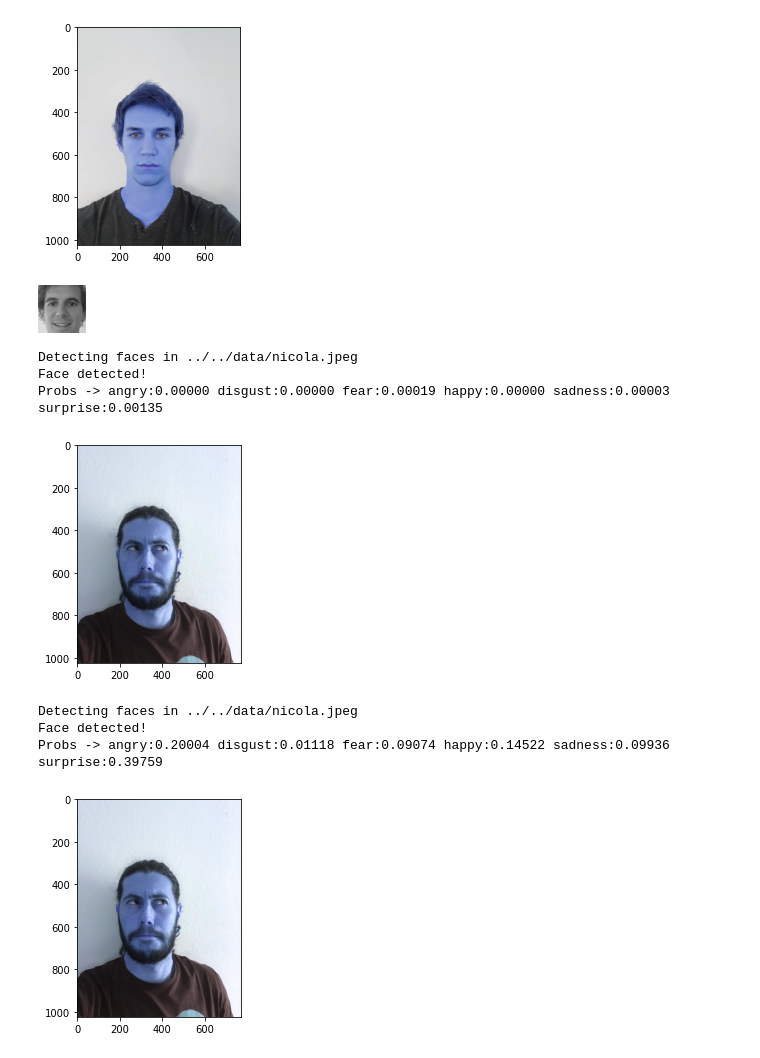
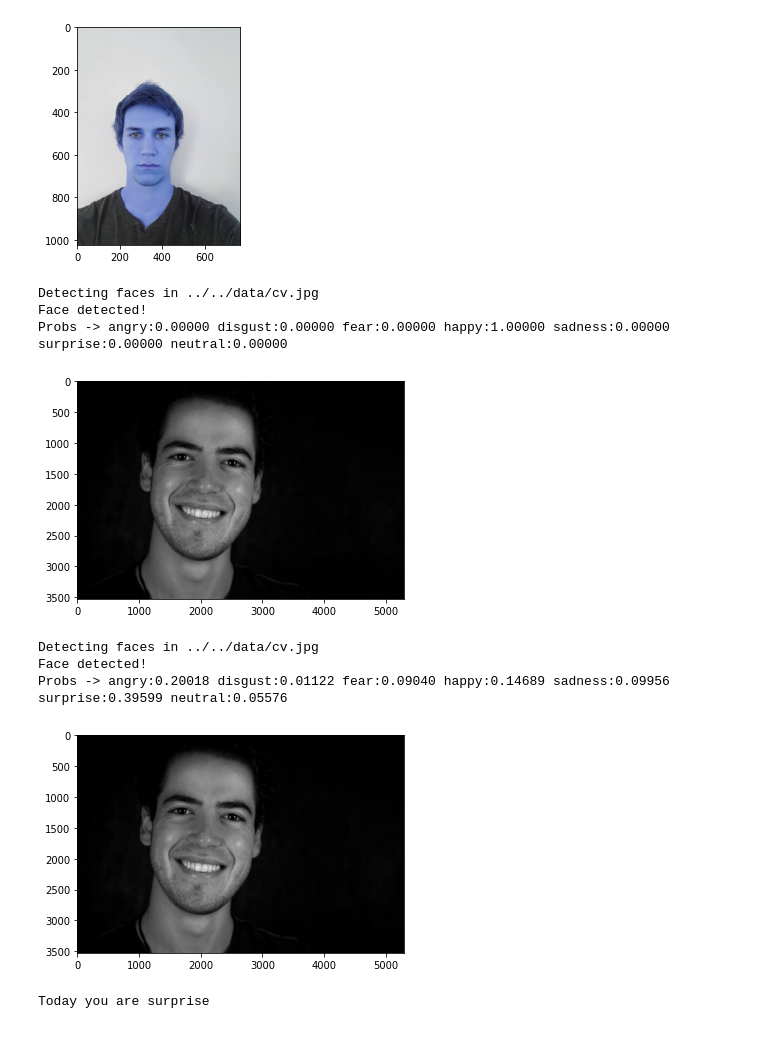
Before and after one commit to Jorge-Doncel/Song-for-your-mood, a Jupyter notebook: workDirectory/notebooks/FaceRecognition.ipynb, the cells around one changed output. Cells and saved outputs as stored; diff of their text form; code cells hidden in the pictures.

```diff
--- a/workDirectory/notebooks/FaceRecognition.ipynb
+++ b/workDirectory/notebooks/FaceRecognition.ipynb
@@ -50,40 +50,38 @@ face = openImageAndDetectFaces("../../data/jose.jpg")
 Detecting faces in ../../data/jose.jpg
 Face detected!
 [figure]
-# %%
-Image.fromarray(face)
-# %% [output]
-[figure, removed]
 # %%
 with open('fer.json','r') as f:
     model_json = json.load(f)
 model = model_from_json(model_json)
 model.load_weights('fer_model.h5')
 # %%
-PIC = openImageAndDetectFaces("../../data/nicola.jpeg")
-input_img=cv2.imread('../../data/nicola.jpeg') # get the array of the original pic
+PIC = openImageAndDetectFaces("../../data/cv.jpg")
 
 PIC = np.expand_dims(PIC,axis=0).reshape(np.expand_dims(PIC,axis=0).shape[0], 48, 48, 1)
 pred2 = model.predict(PIC)[0]
-print("Probs -> angry:{0:.5f} disgust:{1:.5f} fear:{2:.5f} happy:{3:.5f} sadness:{4:.5f} surprise:{5:.5f}".format(pred2[0],pred2[1],pred2[2],pred2[3],pred2[4],pred2[5]))
+print("Probs -> angry:{0:.5f} disgust:{1:.5f} fear:{2:.5f} happy:{3:.5f} sadness:{4:.5f} surprise:{5:.5f} neutral:{6:.5f}".format(pred2[0],pred2[1],pred2[2],pred2[3],pred2[4],pred2[5], pred2[6]))
 # %% [output]
-Detecting faces in ../../data/nicola.jpeg
+Detecting faces in ../../data/cv.jpg
 Face detected!
-Probs -> angry:0.00000 disgust:0.00000 fear:0.00019 happy:0.00000 sadness:0.00003 surprise:0.00135
+Probs -> angry:0.00000 disgust:0.00000 fear:0.00000 happy:1.00000 sadness:0.00000 surprise:0.00000 neutral:0.00000
-[figure, old version]
+[figure, new version]
 # %%
 with open('model.json','r') as f:
     model_json = json.load(f)
 model = model_from_json(model_json)
 model.load_weights('my_model.h5')
 # %%
-PIC = openImageAndDetectFaces("../../data/nicola.jpeg")
-
+PIC = openImageAndDetectFaces("../../data/cv.jpg")
 PIC = np.expand_dims(PIC,axis=0).reshape(np.expand_dims(PIC,axis=0).shape[0], 48, 48, 1)
 pred2 = model.predict(PIC)[0]
-print("Probs -> angry:{0:.5f} disgust:{1:.5f} fear:{2:.5f} happy:{3:.5f} sadness:{4:.5f} surprise:{5:.5f}".format(pred2[0],pred2[1],pred2[2],pred2[3],pred2[4],pred2[5]))
+print("Probs -> angry:{0:.5f} disgust:{1:.5f} fear:{2:.5f} happy:{3:.5f} sadness:{4:.5f} surprise:{5:.5f} neutral:{6:.5f}".format(pred2[0],pred2[1],pred2[2],pred2[3],pred2[4],pred2[5], pred2[6]))
 # %% [output]
-Detecting faces in ../../data/nicola.jpeg
+Detecting faces in ../../data/cv.jpg
 Face detected!
-Probs -> angry:0.20004 disgust:0.01118 fear:0.09074 happy:0.14522 sadness:0.09936 surprise:0.39759
+Probs -> angry:0.20018 disgust:0.01122 fear:0.09040 happy:0.14689 sadness:0.09956 surprise:0.39599 neutral:0.05576
-[figure, old version]
+[figure, new version]
+# %%
+print("Today you are", senti[max(range(len(pred2)), key = lambda x: pred2[x])])
+# %% [output]
+Today you are surprise
```
Also changed, not shown: 8 other files.
